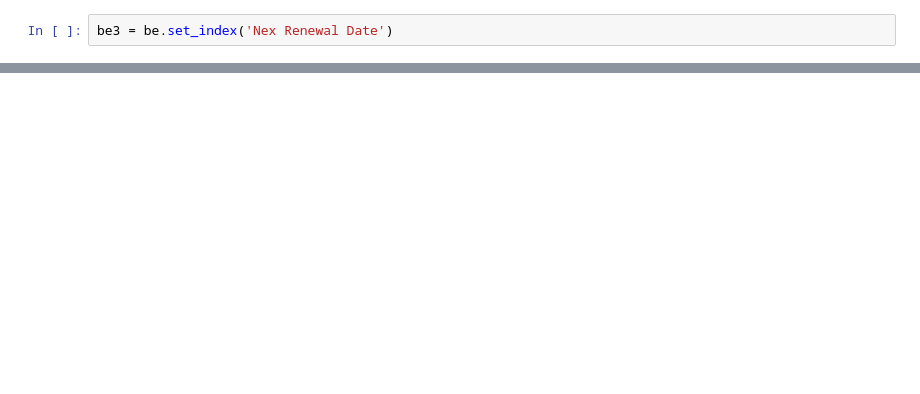
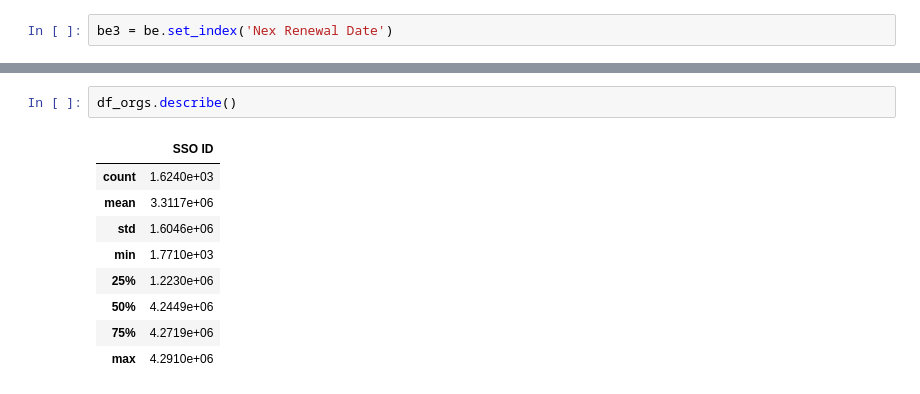
Before and after one commit to davetlewis-van/Pandas-Cookbook, a Jupyter notebook: Auto-recurring BE subscribers.ipynb, the cells around one changed output, grey strips where cells are left out. Drawn from its saved outputs; the diff is of its cells as text; blank space fills up the shorter version.

```diff
--- a/Auto-recurring BE subscribers.ipynb
+++ b/Auto-recurring BE subscribers.ipynb
@@ -284,0 +327,12 @@ be3.index
+# %%
+df_orgs.describe()
+# %% [output]
+|  | SSO ID |
+| count | 1.6240e+03 |
+| mean | 3.3117e+06 |
+| std | 1.6046e+06 |
+| min | 1.7710e+03 |
+| 25% | 1.2230e+06 |
+| 50% | 4.2449e+06 |
+| 75% | 4.2719e+06 |
+| max | 4.2910e+06 |
```
Also changed, not shown: parts of 27 cells of this notebook, 2 other files.
